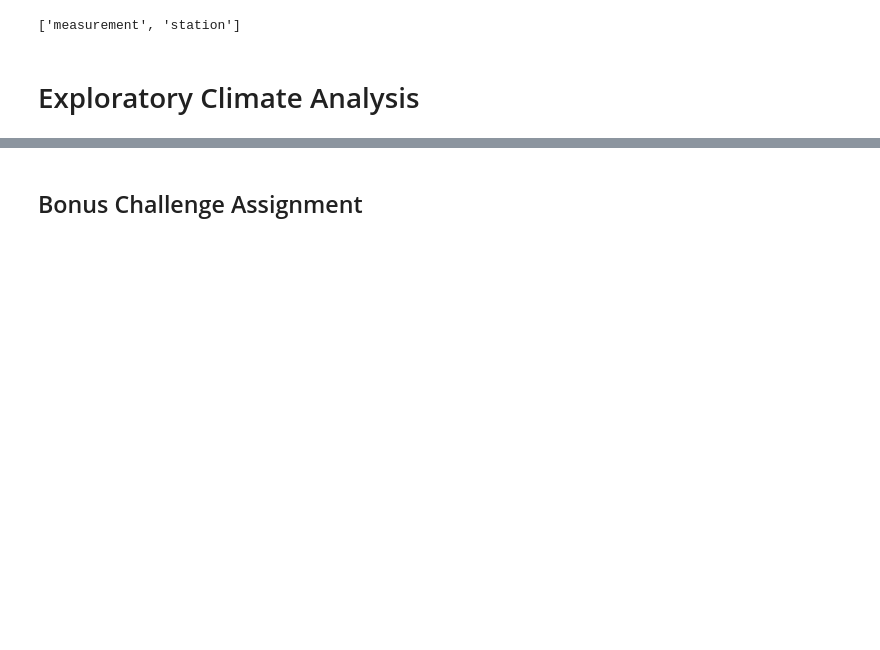
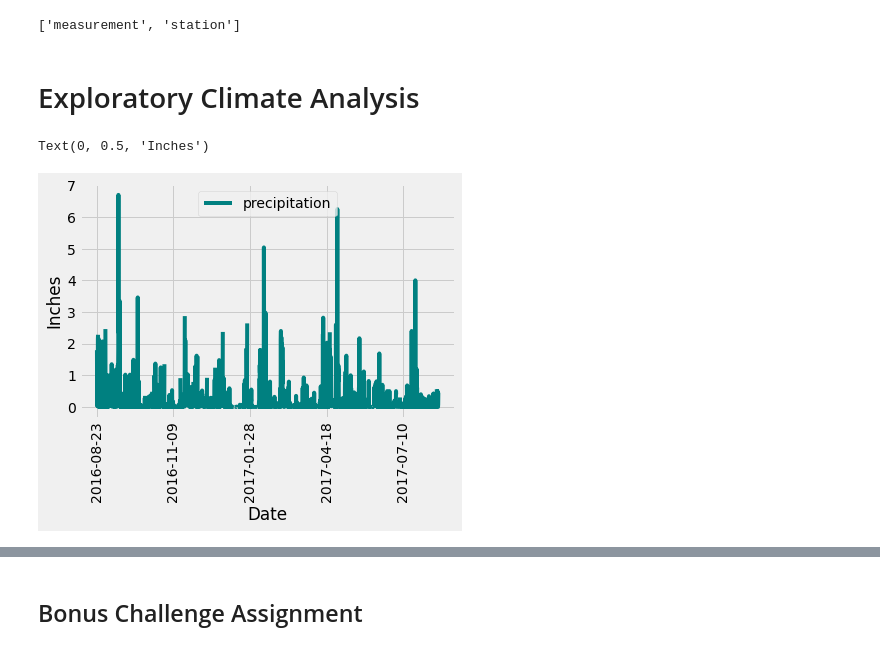
Before and after one commit to presitkaur/sqlalchemy-challenge, a Jupyter notebook: main.ipynb, the cells around one changed output, grey strips where cells are left out. Drawn from its saved outputs; the diff is of its cells as text; code cells hidden in the pictures; blank space fills up the shorter version.

```diff
--- a/main.ipynb
+++ b/main.ipynb
@@ -30,21 +30,42 @@ base.classes.keys()
 ['measurement', 'station']
 # %%
 # Save references to each table
+measurement = base.classes.measurement
+station = base.classes.station
 # %%
 # Create our session (link) from Python to the DB
+session = Session(engine)
 # %% [markdown]
 # Exploratory Climate Analysis
 # %%
 # Design a query to retrieve the last 12 months of precipitation data and plot the results
 
 # Calculate the date 1 year ago from the last data point in the database
 
+year = dt.date(2017,8,23) - dt.timedelta(days=365)
+
 # Perform a query to retrieve the data and precipitation scores
+
+result = session.query(measurement.date, measurement.prcp).filter(measurement.date >= year).all()
 
 # Save the query results as a Pandas DataFrame and set the index to the date column
 
+precip_df = pd.DataFrame(result, columns=['date', 'precipitation'])
+precip_df.set_index(precip_df['date'], inplace=True)
+
 # Sort the dataframe by date
 
+#Will need to rename the date coloumn as it is the same as the index column name
+precip_df = precip_df.rename(columns={"date": "the_date"})
+
+precip_df = precip_df.sort_values("the_date")
+
 # Use Pandas Plotting with Matplotlib to plot the data
+precip_df.plot(rot=90, color="teal")
+plt.xlabel("Date")
+plt.ylabel("Inches")
+# %% [output]
+Text(0, 0.5, 'Inches')
+[figure, added]
 # %%
 # Use Pandas to calcualte the summary statistics for the precipitation data
```
Also changed, not shown: parts of 6 cells of this notebook.
